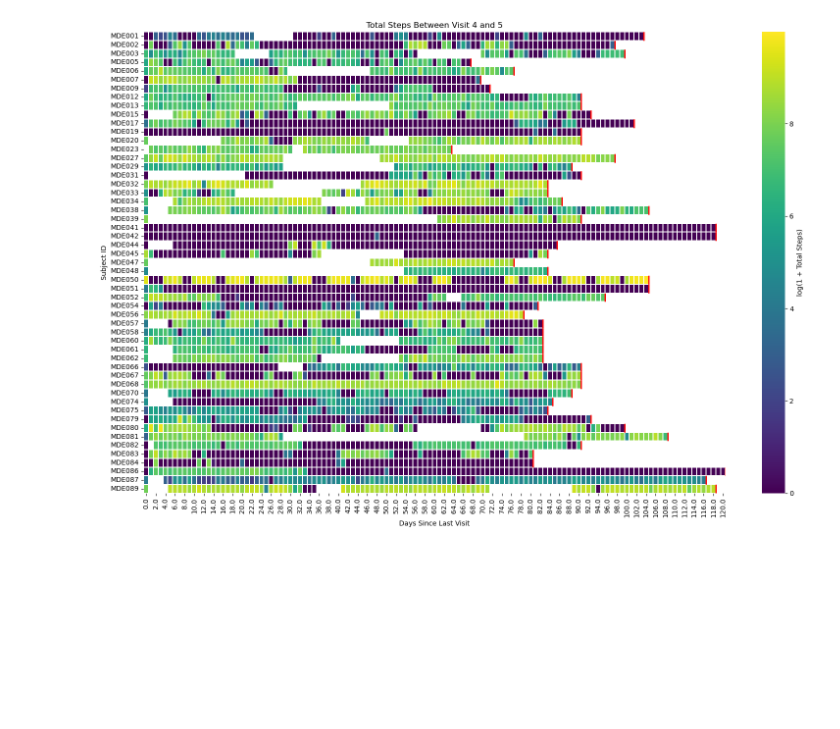
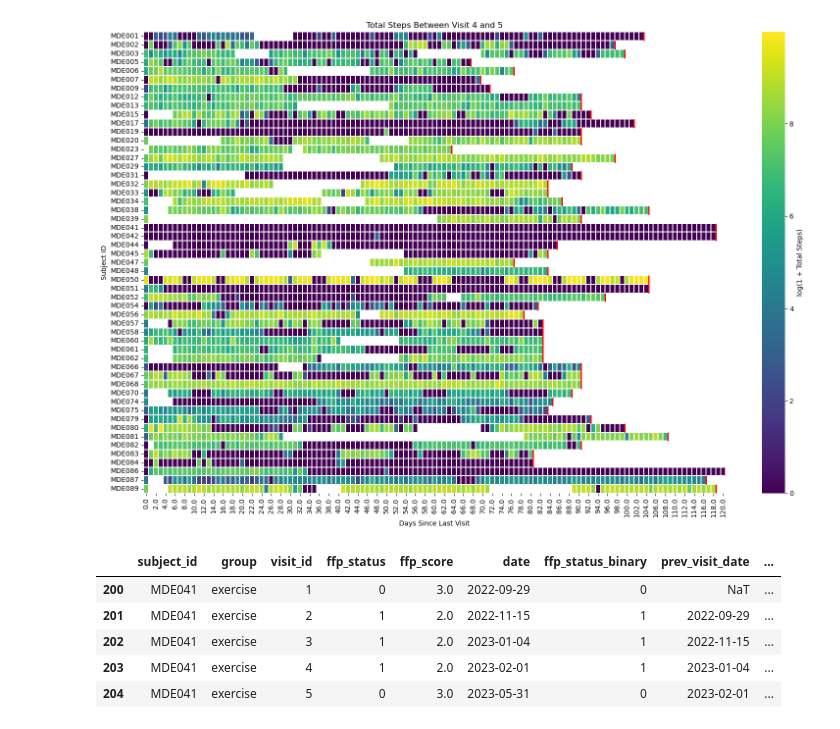
Before and after one commit to OHNLP/activity_tracker, a Jupyter notebook: notebooks/feature.ipynb, the cells around one changed output. Saved outputs shown, nothing was run; the diff lists cells and outputs as text; code cells hidden in the pictures; blank space fills up the shorter version.

```diff
--- a/notebooks/feature.ipynb
+++ b/notebooks/feature.ipynb
@@ -23,6 +23,15 @@ mapping_dict = utils.load_data_mapper(mapper_path)
 df_subject = pd.read_sql_query("SELECT * FROM subject", conn)
 df_visit = pd.read_sql_query("SELECT * FROM visit", conn)
 df_measurement = pd.read_sql_query("SELECT * FROM daily_measurement", conn)
+
+# Add ffp status binary
+df_visit["ffp_status"] = df_visit["ffp_status"].astype(float).map(mapping_dict["ffp_status"])
+df_visit['ffp_status'] = df_visit['ffp_status'].replace({'prefrail': 'no_frail', 'robust': 'no_frail'})
+# Elimination of columns with too many missing values
+drop_cols = [
+    'floors', 'resting_heart_rate', 'average_sp_o2', 'min_sp_o2', 'max_sp_o2'
+]
+df_measurement = df_measurement.drop(columns=drop_cols)
 # %%
 # # store each to csv
 # df_subject.to_csv("../data/train/subject.csv", index=False)
@@ -34,7 +43,7 @@ df_measurement = pd.read_sql_query("SELECT * FROM daily_measurement", conn)
 # Add prev visit date and ffp status binary
 df_visit.sort_values(["subject_id", "visit_id"])
 df_visit["prev_visit_date"] = df_visit.groupby("subject_id")["date"].shift(1)
-df_visit["prev_ffp_status_binary"] = df_visit.groupby("subject_id")["ffp_status_binary"].shift(1)
+df_visit["prev_ffp_status"] = df_visit.groupby("subject_id")["ffp_status"].shift(1)
 df_visit['date'] = pd.to_datetime(df_visit['date'])
 df_visit['days_since_prev_visit'] = df_visit.groupby('subject_id')['date'].diff().dt.days
 # %%
@@ -123,3 +132,12 @@ for i in range(len(visit_ids) - 1):
 [figure]
 [figure]
 [figure]
+# %%
+df_visit.query('subject_id == "MDE041"')
+# %% [output]
+|  | subject_id | group | visit_id | ffp_status | ffp_score | date | ffp_status_binary | prev_visit_date | ... |
+| 200 | MDE041 | exercise | 1 | 0 | 3.0 | 2022-09-29 | 0 | NaT | ... |
+| 201 | MDE041 | exercise | 2 | 1 | 2.0 | 2022-11-15 | 1 | 2022-09-29 | ... |
+| 202 | MDE041 | exercise | 3 | 1 | 2.0 | 2023-01-04 | 1 | 2022-11-15 | ... |
+| 203 | MDE041 | exercise | 4 | 1 | 2.0 | 2023-02-01 | 1 | 2023-01-04 | ... |
+| 204 | MDE041 | exercise | 5 | 0 | 3.0 | 2023-05-31 | 0 | 2023-02-01 | ... |
```
Also changed, not shown: parts of 6 cells of this notebook.
